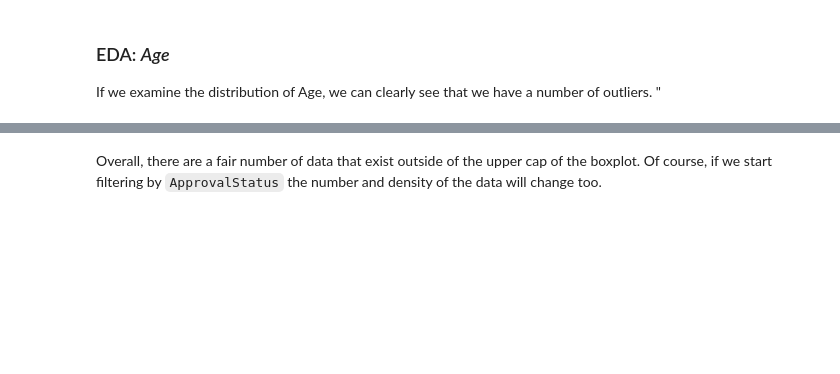
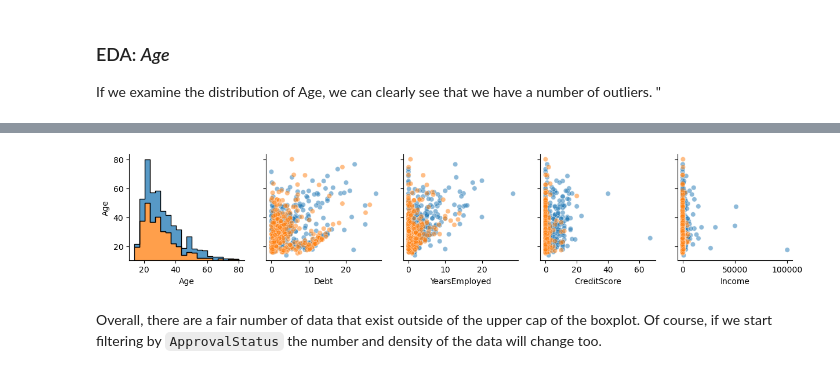
Before and after one commit to nvbergen/DC_project_CC_apps, a Jupyter notebook: Code/Credit approval Project.ipynb, the cells around one changed output, grey strips where cells are left out. Drawn from its saved outputs; the diff is of its cells as text; code cells hidden in the pictures; blank space fills up the shorter version.

Commit message:
fixed util functions finished EDA

```diff
--- a/Code/Credit approval Project.ipynb
+++ b/Code/Credit approval Project.ipynb
@@ -1012,0 +1019,4 @@ eda.add_legend()
+# %%
+x_vars = [col for col in apps2.describe().columns]
+print(x_vars.insert(0, x_vars.pop(x_vars.index('CreditScore'))))
+print(x_vars)
@@ -1012,0 +1026,25 @@ eda.add_legend()
+# %%
+#utility no.1 - Row pair grid.
+def grid_row(df, row, hue):
+    '''
+    This function takes 3 arguments, a dataframe, a feature to designate as `row` and a feature to designate as `hue`.
+    The function returns a pairgrid for the single feature row plotting a stacked histogram, and scatterplots for remaining variables.
+    Alpha is set to deault .5 for off_diag.
+    '''
+
+    x_vars = [col for col in df.describe().columns]
+    if row == x_vars[0]:
+        x_vars = df.describe().columns.values
+    else:
+        x_vars.insert(0, x_vars.pop(x_vars.index(row)))
+        print(x_vars)
+
+        print([row])
+
+
+    eda = sns.PairGrid(data = df, diag_sharey = False, hue = hue,  y_vars= [row], x_vars = x_vars)
+    eda.map_diag(sns.histplot, multiple = 'stack', element='step')#, hue = None)
+    eda.map_lower(sns.scatterplot, hue = None, alpha = 0.5)
+    eda.map_upper(sns.scatterplot, alpha = 0.5)
+
+    return
@@ -1056,2 +1142,6 @@ ax.legend(
+# %%
+grid_row(apps2, 'Age', 'ApprovalStatus')
+# %% [output]
+[figure, added]
 # %% [markdown]
 Overall, there are a fair number of data that exist outside of the upper cap of the boxplot. Of course, if we start filtering by `ApprovalStatus` the number and density of the data will change too.
```
Also changed, not shown: parts of 12 cells of this notebook.
